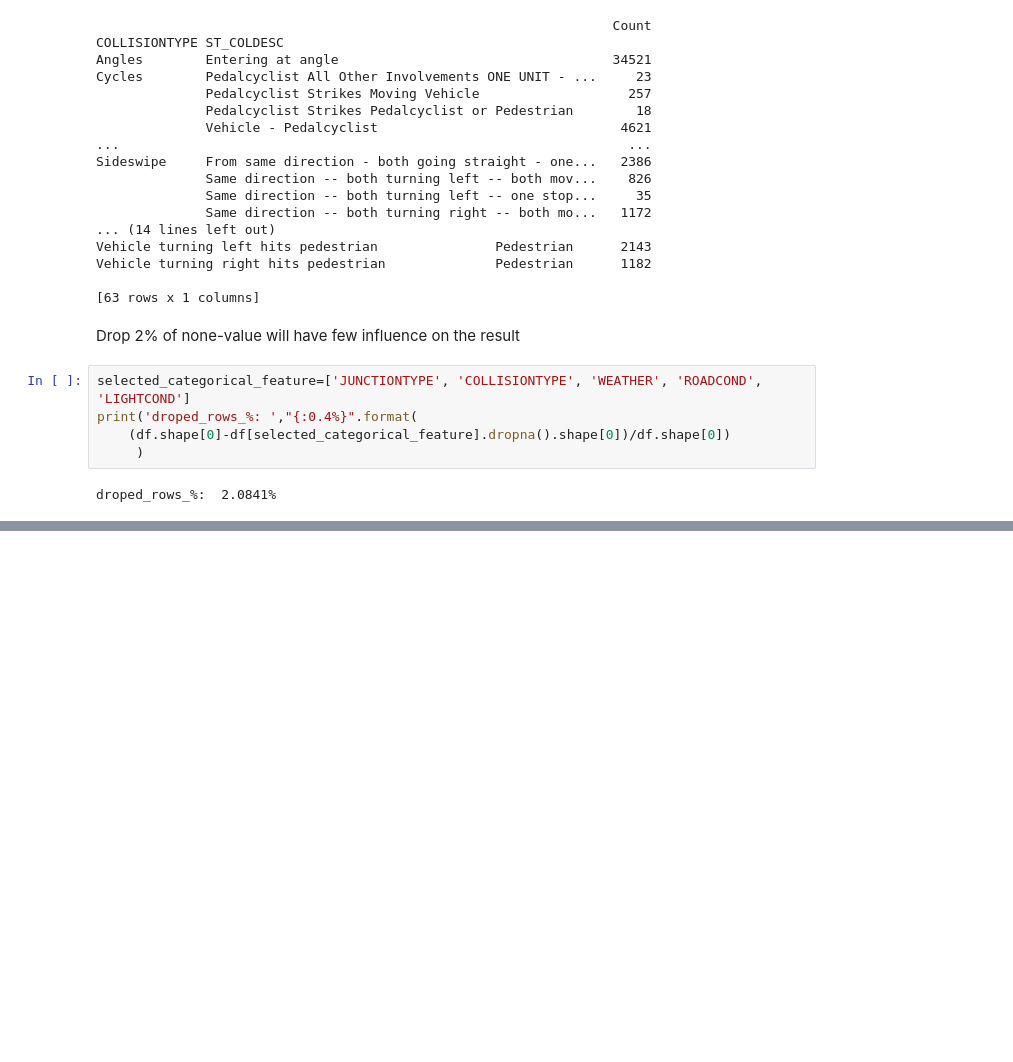
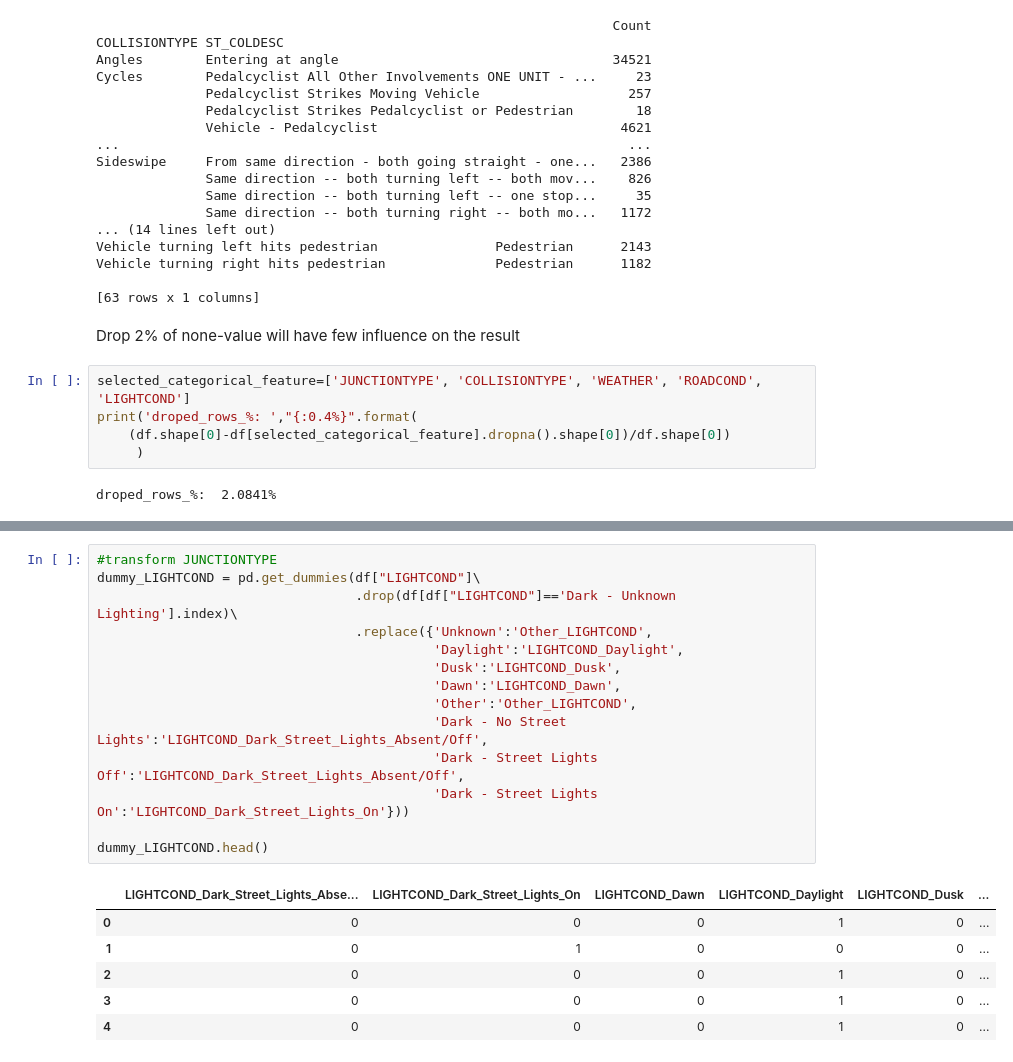
Before and after one commit to maxianren/Coursera_Capstone, a Jupyter notebook: capstone_project.ipynb, the cells around one changed output, grey strips where cells are left out. Cells and saved outputs as stored; diff of their text form; blank space fills up the shorter version.

```diff
--- a/capstone_project.ipynb
+++ b/capstone_project.ipynb
@@ -333,0 +326,21 @@ dummy_JUNCTIONTYPE
+# %%
+#transform JUNCTIONTYPE
+dummy_LIGHTCOND = pd.get_dummies(df["LIGHTCOND"]\
+                                 .drop(df[df["LIGHTCOND"]=='Dark - Unknown Lighting'].index)\
+                                 .replace({'Unknown':'Other_LIGHTCOND',
+                                           'Daylight':'LIGHTCOND_Daylight',
+                                           'Dusk':'LIGHTCOND_Dusk',
+                                           'Dawn':'LIGHTCOND_Dawn',
+                                           'Other':'Other_LIGHTCOND',
+                                           'Dark - No Street Lights':'LIGHTCOND_Dark_Street_Lights_Absent/Off',
+                                           'Dark - Street Lights Off':'LIGHTCOND_Dark_Street_Lights_Absent/Off',
+                                           'Dark - Street Lights On':'LIGHTCOND_Dark_Street_Lights_On'}))
+
+dummy_LIGHTCOND.head()
+# %% [output]
+|  | LIGHTCOND_Dark_Street_Lights_Abse... | LIGHTCOND_Dark_Street_Lights_On | LIGHTCOND_Dawn | LIGHTCOND_Daylight | LIGHTCOND_Dusk | ... |
+| 0 | 0 | 0 | 0 | 1 | 0 | ... |
+| 1 | 0 | 1 | 0 | 0 | 0 | ... |
+| 2 | 0 | 0 | 0 | 1 | 0 | ... |
+| 3 | 0 | 0 | 0 | 1 | 0 | ... |
+| 4 | 0 | 0 | 0 | 1 | 0 | ... |
```
Also changed, not shown: parts of 5 cells of this notebook.
